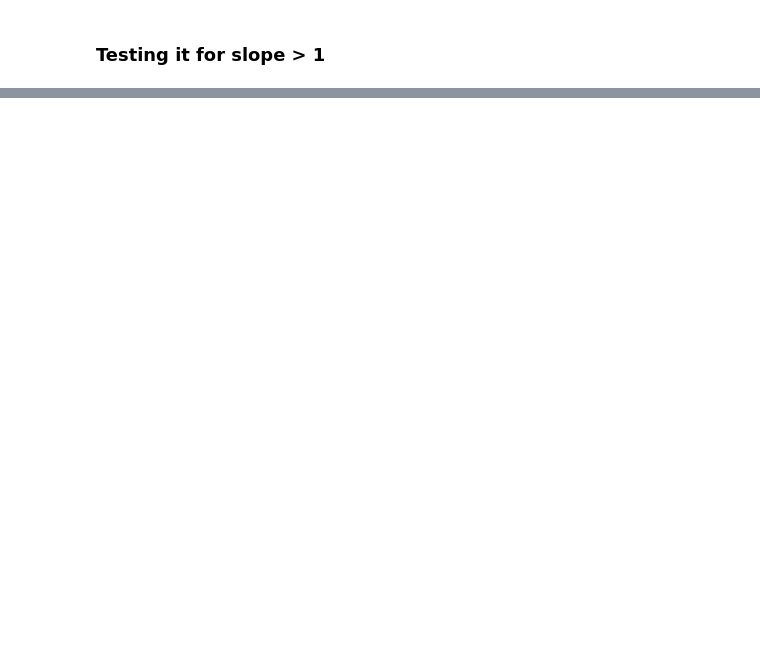
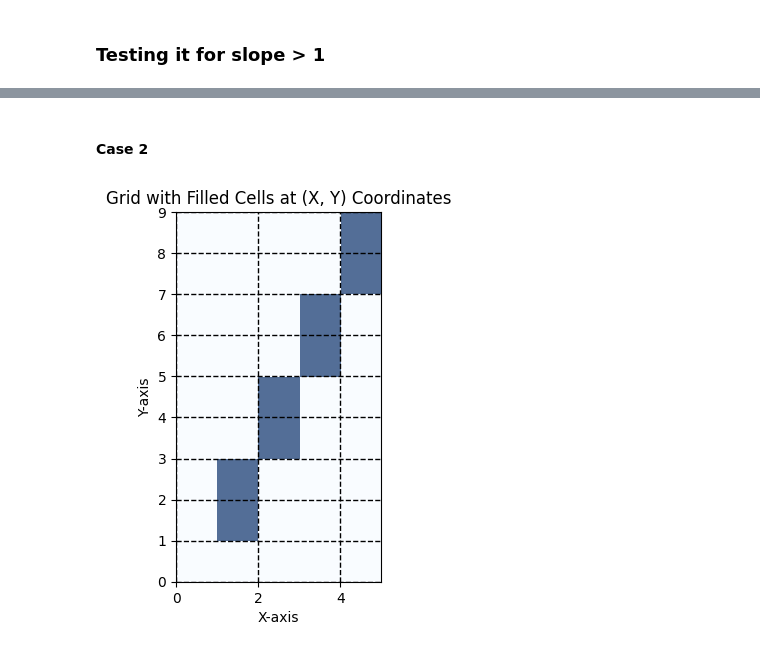
Before and after one commit to codermehraj/Computer-Graphics-and-Image-Processing-Lab, a Jupyter notebook: Bresenham's Line Drawing Algorithm/bresenham.ipynb, the cells around one changed output, grey strips where cells are left out. Cells and saved outputs as stored; diff of their text form; code cells hidden in the pictures; blank space fills up the shorter version.

```diff
--- a/Bresenham's Line Drawing Algorithm/bresenham.ipynb
+++ b/Bresenham's Line Drawing Algorithm/bresenham.ipynb
@@ -193,0 +218,7 @@ bresenhams_line_updated(1, 1, 40, 80)
+# %% [markdown]
+#### Case 2
+# %%
+# Case 2
+bresenhams_line_updated(1, 1, 4, 8)
+# %% [output]
+[figure, added]
```
Also changed, not shown: parts of 9 cells of this notebook.
